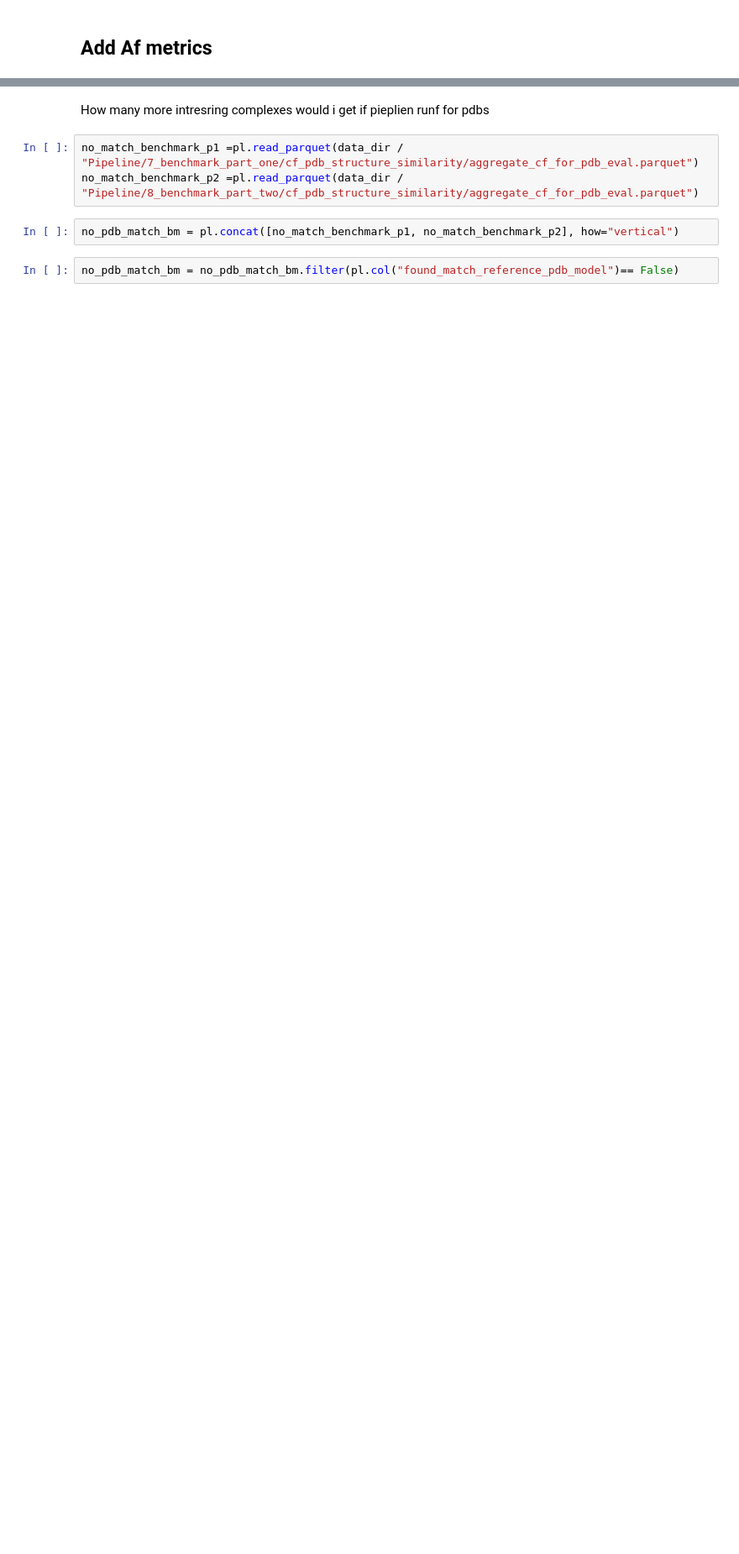
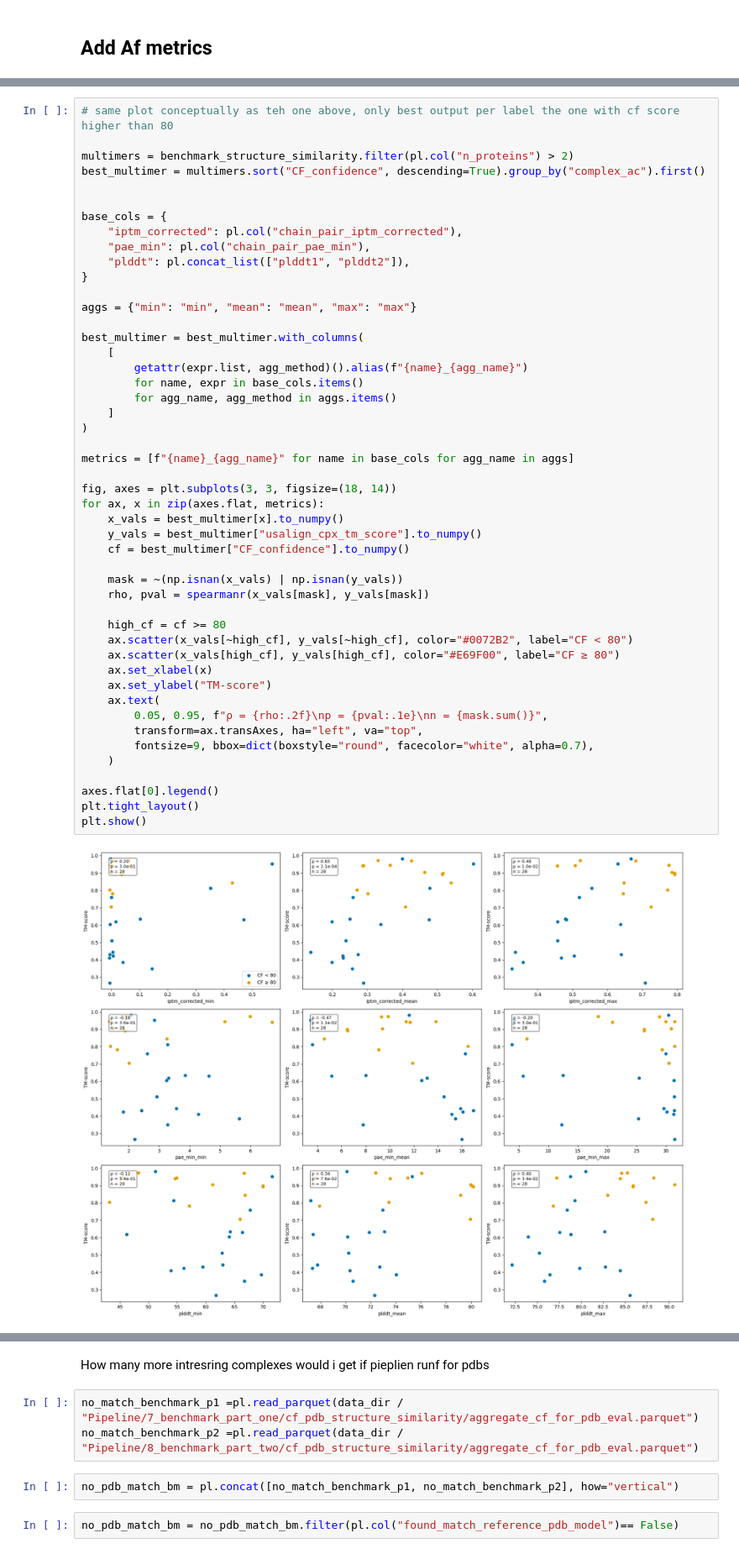
Before and after one commit to Kim-Dammer/master_thesis, a Jupyter notebook: notebooks/14_benchmark_analysis.ipynb, the cells around one changed output, grey strips where cells are left out. Shown at 84% size. Drawn from its saved outputs; the diff is of its cells as text; blank space fills up the shorter version.

Commit message:
Determine CF threshold for benchmark results from first evaluation pipeline version.

```diff
--- a/notebooks/14_benchmark_analysis.ipynb
+++ b/notebooks/14_benchmark_analysis.ipynb
@@ -968,0 +986,50 @@ plt.show()
+# %%
+# same plot conceptually as teh one above, only best output per label the one with cf score higher than 80
+
+multimers = benchmark_structure_similarity.filter(pl.col("n_proteins") > 2)
+best_multimer = multimers.sort("CF_confidence", descending=True).group_by("complex_ac").first()
+
+
+base_cols = {
+    "iptm_corrected": pl.col("chain_pair_iptm_corrected"),
+    "pae_min": pl.col("chain_pair_pae_min"),
+    "plddt": pl.concat_list(["plddt1", "plddt2"]),
+}
+
+aggs = {"min": "min", "mean": "mean", "max": "max"}
+
+best_multimer = best_multimer.with_columns(
+    [
+        getattr(expr.list, agg_method)().alias(f"{name}_{agg_name}")
+        for name, expr in base_cols.items()
+        for agg_name, agg_method in aggs.items()
+    ]
+)
+
+metrics = [f"{name}_{agg_name}" for name in base_cols for agg_name in aggs]
+
+fig, axes = plt.subplots(3, 3, figsize=(18, 14))
+for ax, x in zip(axes.flat, metrics):
+    x_vals = best_multimer[x].to_numpy()
+    y_vals = best_multimer["usalign_cpx_tm_score"].to_numpy()
+    cf = best_multimer["CF_confidence"].to_numpy()
+
+    mask = ~(np.isnan(x_vals) | np.isnan(y_vals))
+    rho, pval = spearmanr(x_vals[mask], y_vals[mask])
+
+    high_cf = cf >= 80
+    ax.scatter(x_vals[~high_cf], y_vals[~high_cf], color="#0072B2", label="CF < 80")
+    ax.scatter(x_vals[high_cf], y_vals[high_cf], color="#E69F00", label="CF ≥ 80")
+    ax.set_xlabel(x)
+    ax.set_ylabel("TM-score")
+    ax.text(
+        0.05, 0.95, f"ρ = {rho:.2f}\np = {pval:.1e}\nn = {mask.sum()}",
+        transform=ax.transAxes, ha="left", va="top",
+        fontsize=9, bbox=dict(boxstyle="round", facecolor="white", alpha=0.7),
+    )
+
+axes.flat[0].legend()
+plt.tight_layout()
+plt.show()
+# %% [output]
+[figure, added]
```
Also changed, not shown: parts of 7 cells of this notebook, 3 other files.
